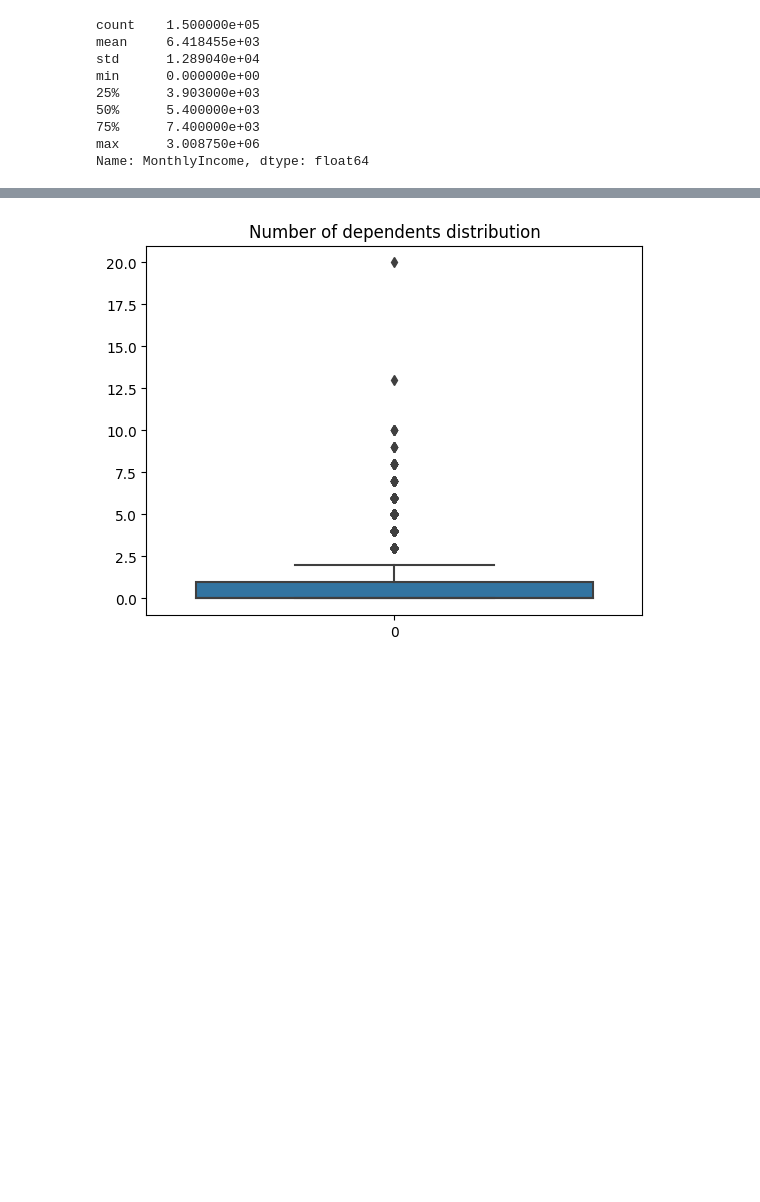
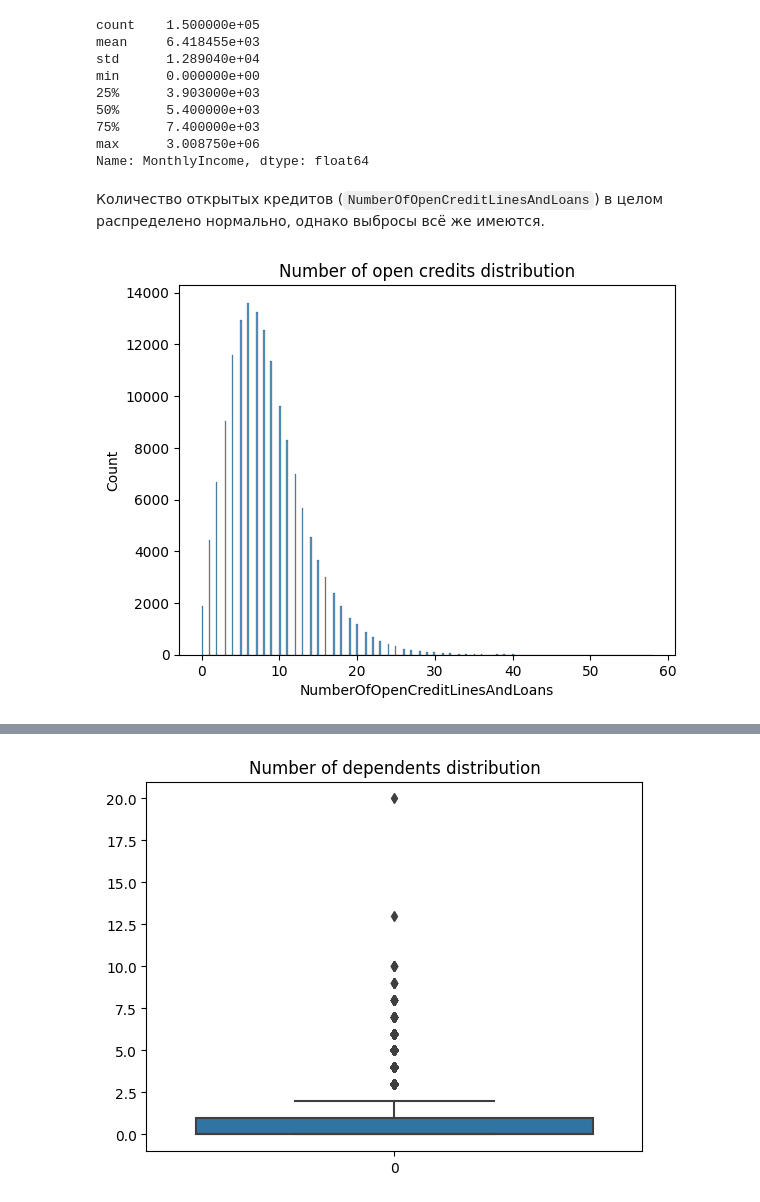
Before and after one commit to h4cktivist/credit-scoring-ML, a Jupyter notebook: Credit_scoring.ipynb, the cells around one changed output, grey strips where cells are left out. Cells and saved outputs as stored; diff of their text form; code cells hidden in the pictures; blank space fills up the shorter version.

```diff
--- a/Credit_scoring.ipynb
+++ b/Credit_scoring.ipynb
@@ -227,4 +248,12 @@ min      0.000000e+00
 75%      7.400000e+03
 max      3.008750e+06
 Name: MonthlyIncome, dtype: float64
+# %% [markdown]
+Количество открытых кредитов (`NumberOfOpenCreditLinesAndLoans`) в целом распределено нормально, однако выбросы всё же имеются.
+# %%
+sns.histplot(df['NumberOfOpenCreditLinesAndLoans'])
+plt.title('Number of open credits distribution')
+plt.show()
+# %% [output]
+[figure, added]
 # %%
```
Also changed, not shown: parts of 35 cells of this notebook.
